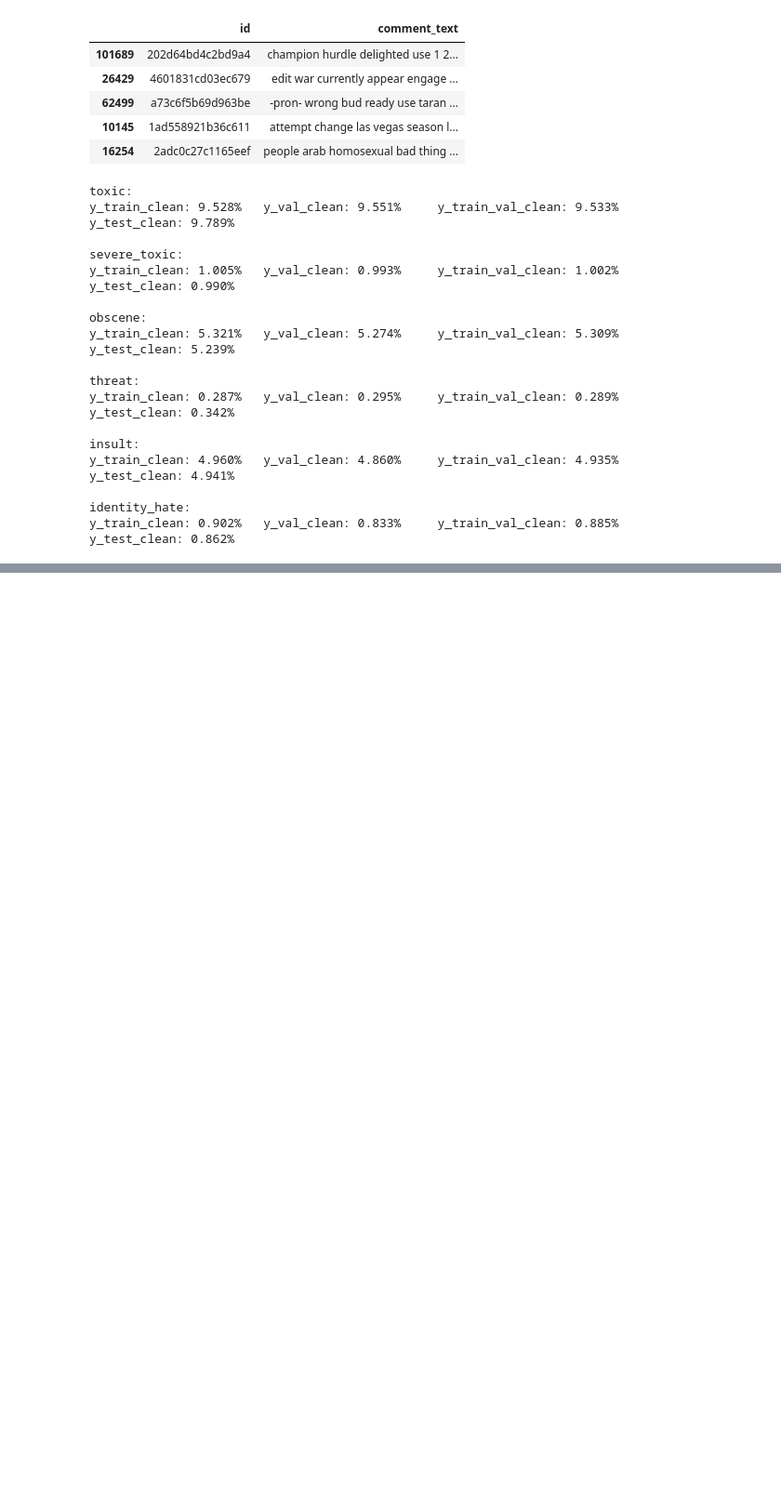
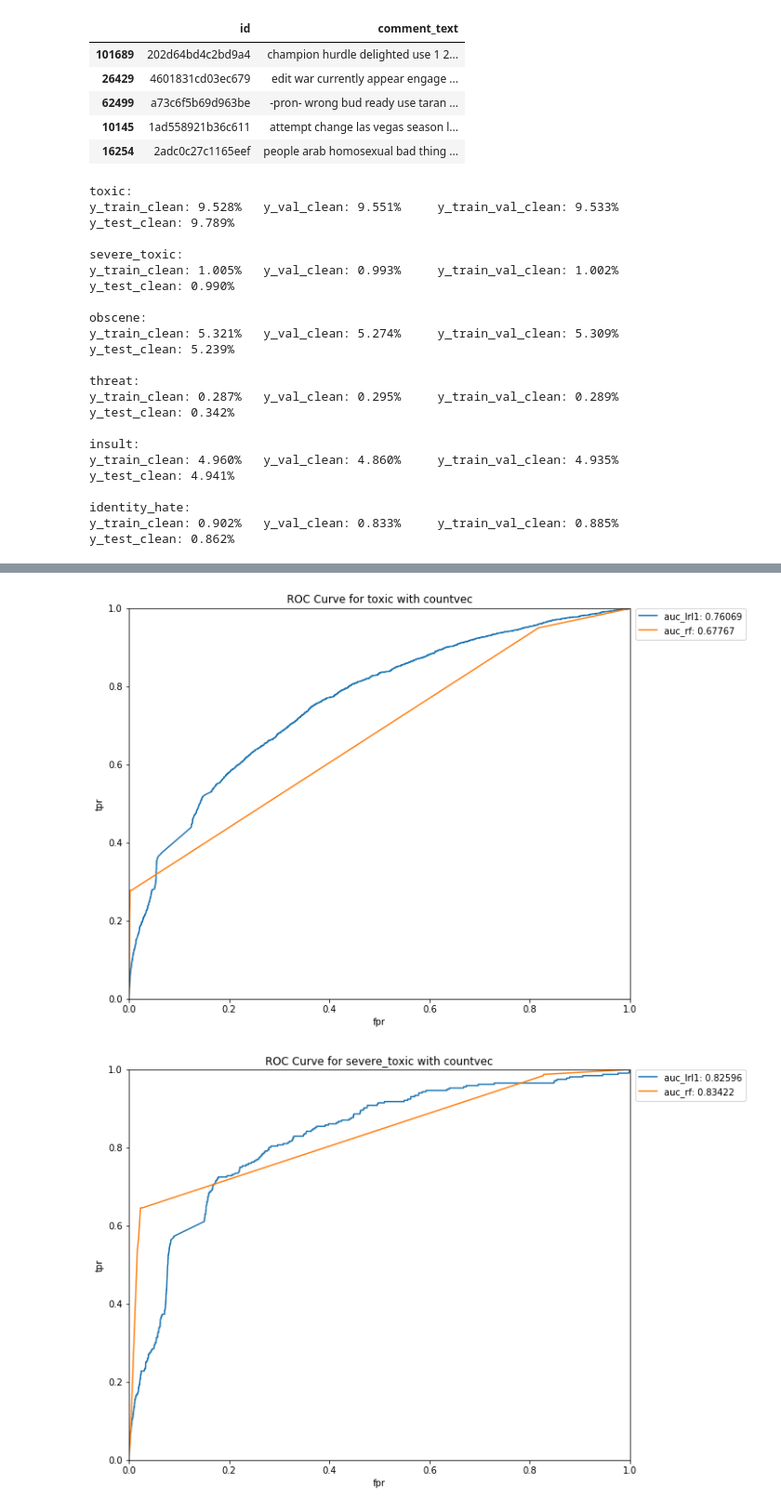
Before and after one commit to avidkenil/ml_project, a Jupyter notebook: src/models.ipynb, the cells around one changed output, grey strips where cells are left out. Shown: that part at 93% size. Cells and saved outputs as stored; diff of their text form; code cells hidden in the pictures; blank space fills up the shorter version.

```diff
--- a/src/models.ipynb
+++ b/src/models.ipynb
@@ -303 +260,27 @@ probabilities_lr2_tfidf = np.squeeze(np.asarray(predictions_lr2_tfidf.todense())
+# %%
+def refit_best_model(data_sets, model_list, data_cols, best_models, \
+                     target_cols, pickle_path='../pickle_path/'):
+    # Refit all models with all data sets with best hyperparameters
+    best_params = {}
+    X, y = data_cols
+    for model in model_list:
+        best_params[model] = best_models[model]['best_params_']
+    best_refitted_models = fit_all_models(data_sets, data_cols, model_list, \
+                                          best_params, target_cols, model_path, cv=None)
+    return best_refitted_models
+# %%
+best_refitted_models = refit_best_model(data_sets, model_list, data_cols, \
+                                        best_models, target_cols, model_path)
+# %%
+def predict_labels_and_probas(fitted_models, model_list, X, target_cols):
+    probabilities = {}
+    for model in model_list:
+        probabilities[model] = {}
+        for target in target_cols:
+            probabilities[model][target] = fitted_models[model][target].predict_proba(X)[:,1]
+#         probabilities[model] = np.squeeze(np.asarray(probabilities[model].todense()))
+    return probabilities
+# %%
+probabilities = predict_labels_and_probas(best_refitted_models, model_list, \
+                                          data_sets['X_test'+clean+os+'_'+vec], target_cols)
 # %%
@@ -491,0 +337,7 @@ aucs
+# %%
+model_or_target = 'target'
+aucs = plot_model_roc_curves(data_sets['y_test'+clean+os], probabilities, \
+                      model_list, target_cols, vec, model_or_target, '../plots/')
+# %% [output]
+[figure, added]
+[figure, added]
```
Also changed, not shown: parts of 27 cells of this notebook, 1 other file.
